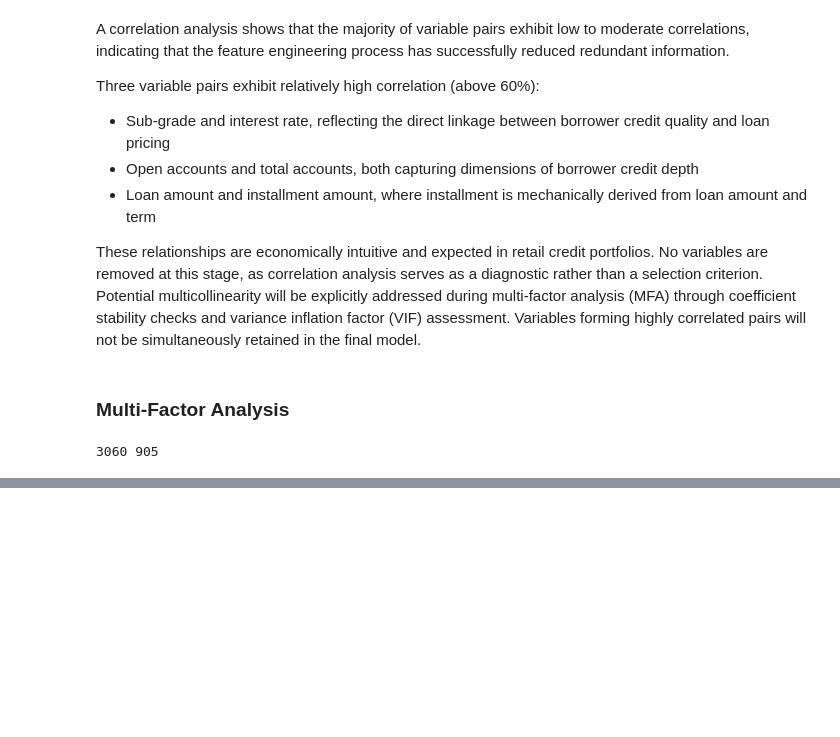
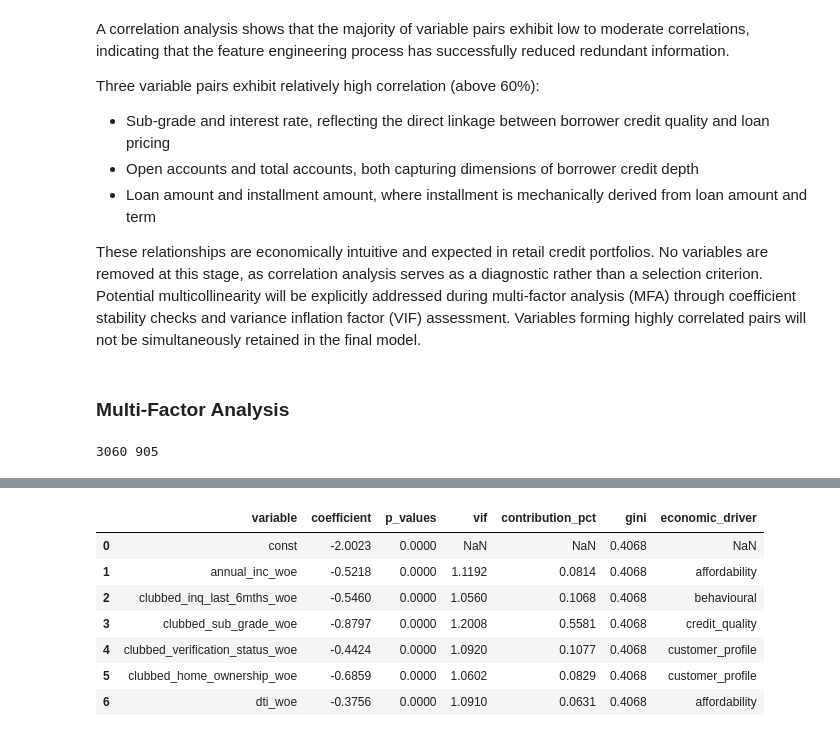
Before and after one commit to dipanshusharma2001/irb_retail_pd_sas_vs_python, a Jupyter notebook: notebooks/03_pd_model_development.ipynb, the cells around one changed output, grey strips where cells are left out. Saved outputs shown, nothing was run; the diff lists cells and outputs as text; code cells hidden in the pictures; blank space fills up the shorter version.

```diff
--- a/notebooks/03_pd_model_development.ipynb
+++ b/notebooks/03_pd_model_development.ipynb
@@ -261,0 +363,21 @@ KeyboardInterrupt:
+# %%
+result = pd.DataFrame({'variable': ['const'] + selected_combination})
+result.set_index('variable', inplace=True)
+result = result.merge(coef.to_frame('coefficient'), left_index=True, right_index=True, how='left').merge(
+    pvals.to_frame('p_values'), left_index=True, right_index=True, how='left').merge(
+        vif_df, left_index=True, right_index=True, how='left').merge(
+            contrib_pct.to_frame('contribution_pct'), left_index=True, right_index=True, how='left')
+
+result['gini'] = gini
+result['economic_driver'] = result.index.map(economic_driver_map)
+result.reset_index(inplace=True)
+result
+# %% [output]
+|  | variable | coefficient | p_values | vif | contribution_pct | gini | economic_driver |
+| 0 | const | -2.0023 | 0.0000 | NaN | NaN | 0.4068 | NaN |
+| 1 | annual_inc_woe | -0.5218 | 0.0000 | 1.1192 | 0.0814 | 0.4068 | affordability |
+| 2 | clubbed_inq_last_6mths_woe | -0.5460 | 0.0000 | 1.0560 | 0.1068 | 0.4068 | behavioural |
+| 3 | clubbed_sub_grade_woe | -0.8797 | 0.0000 | 1.2008 | 0.5581 | 0.4068 | credit_quality |
+| 4 | clubbed_verification_status_woe | -0.4424 | 0.0000 | 1.0920 | 0.1077 | 0.4068 | customer_profile |
+| 5 | clubbed_home_ownership_woe | -0.6859 | 0.0000 | 1.0602 | 0.0829 | 0.4068 | customer_profile |
+| 6 | dti_woe | -0.3756 | 0.0000 | 1.0910 | 0.0631 | 0.4068 | affordability |
```
Also changed, not shown: parts of 17 cells of this notebook, 5 other files.
